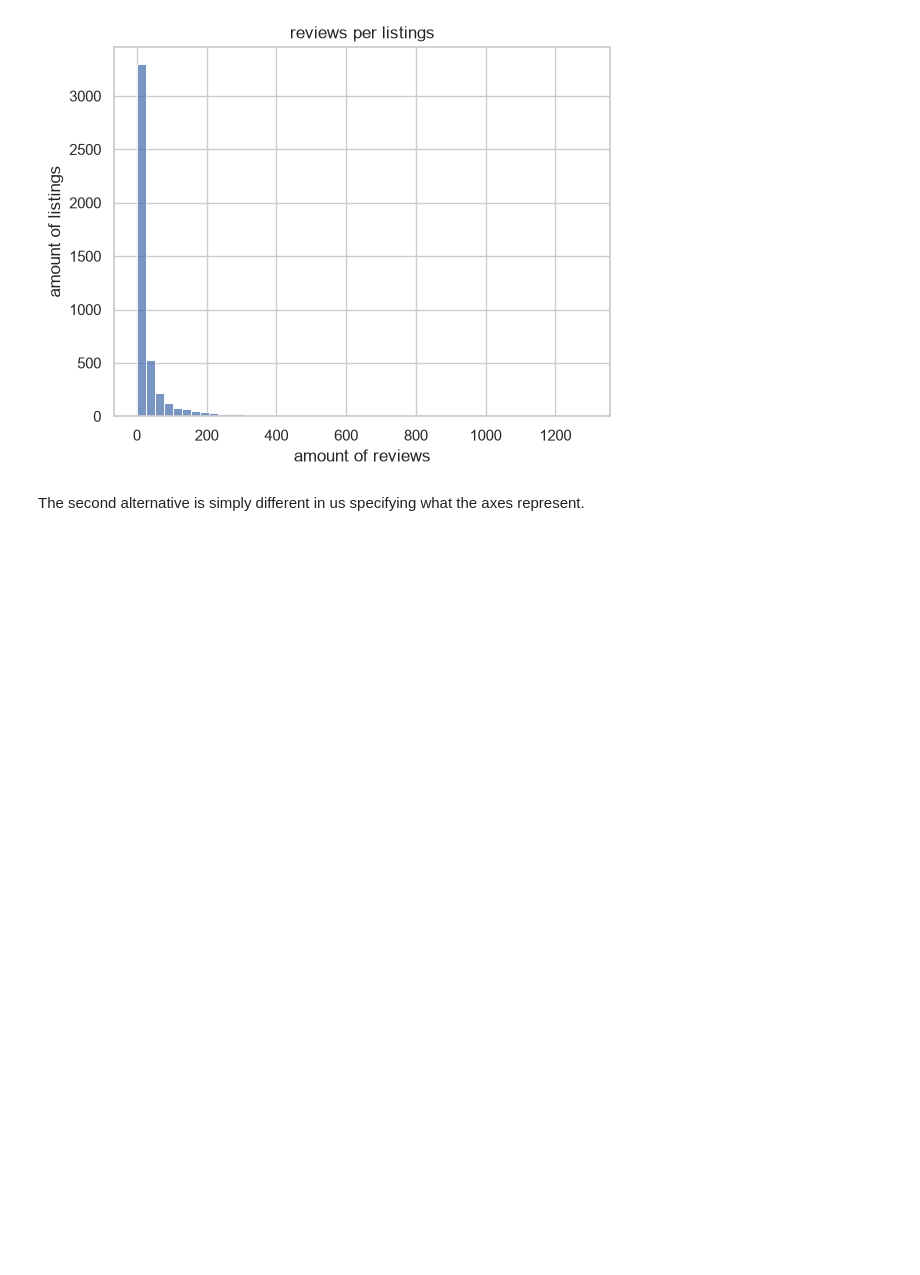
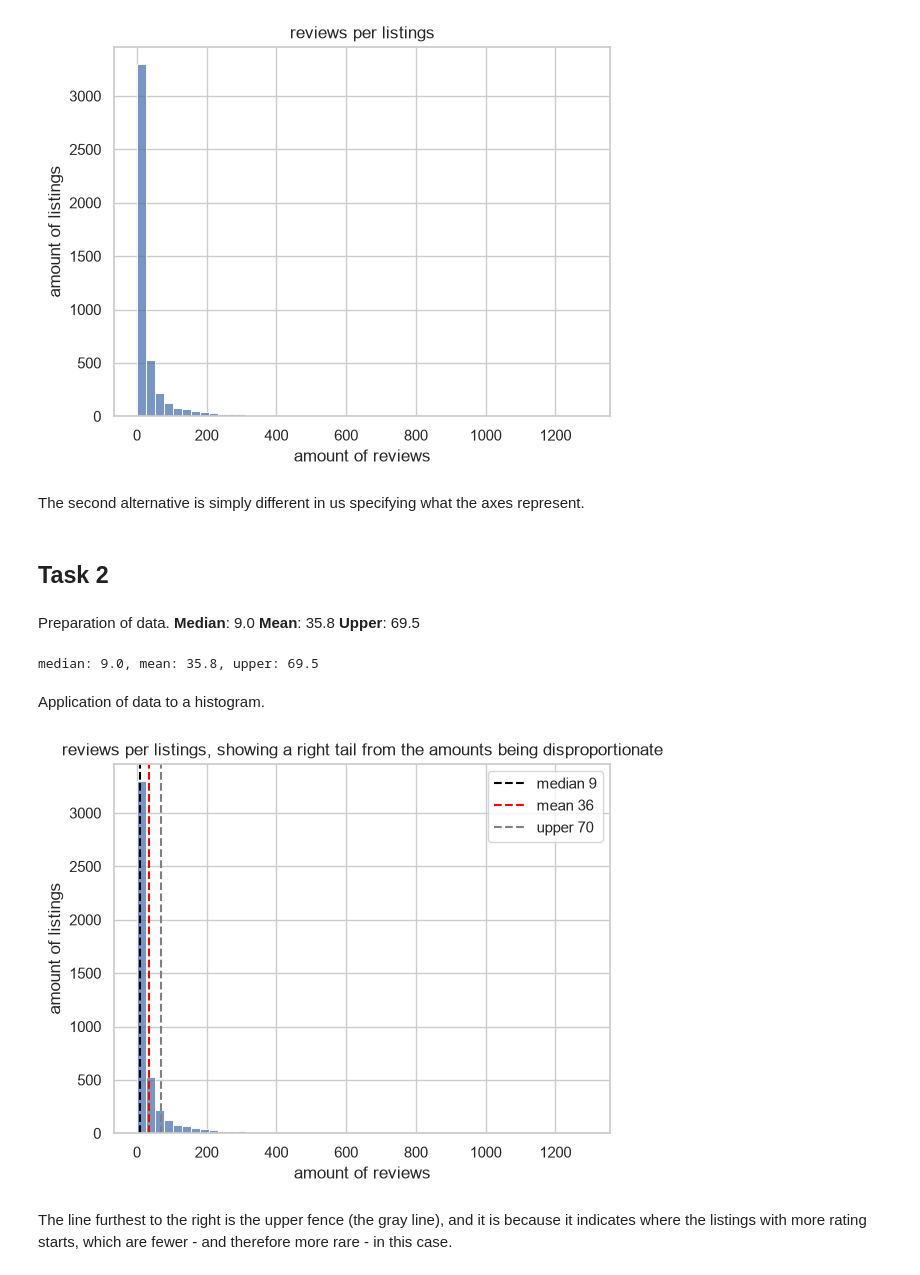
Before and after one commit to hotelFabie/LabComposition, a Jupyter notebook: Analysis & Visualization/Lab 7/lab7.ipynb, the cells around one changed output. Drawn from its saved outputs; the diff is of its cells as text; code cells hidden in the pictures; blank space fills up the shorter version.

Commit message:
data analysis lab 7 part 1 task 2.

```diff
--- a/Analysis & Visualization/Lab 7/lab7.ipynb
+++ b/Analysis & Visualization/Lab 7/lab7.ipynb
@@ -51,3 +51,46 @@ plt.show()
 [figure]
 # %% [markdown]
 The second alternative is simply different in us specifying what the axes represent.
+# %% [markdown]
+## Task 2
+# %% [markdown]
+Preparation of data.
+**Median**: 9.0
+**Mean**: 35.8
+**Upper**: 69.5
+# %%
+median = listings['number_of_reviews'].median()
+mean = listings['number_of_reviews'].mean()
+
+q1 = listings['number_of_reviews'].quantile(0.25)
+q3 = listings['number_of_reviews'].quantile(0.75)
+
+iqr = q3 - q1
+
+upper = q3 + 1.5 * iqr
+
+print(f"median: {median.round(1)}, mean: {mean.round(1)}, upper: {upper.round(1)}")
+# %% [output]
+median: 9.0, mean: 35.8, upper: 69.5
+# %% [markdown]
+Application of data to a histogram.
+# %%
+fig, ax = plt.subplots()
+
+sns.histplot(data=listings, x='number_of_reviews', bins=50, ax=ax)
+
+ax.axvline(median, color='black', linestyle='--', label=f'median {median:,.0f}')
+ax.axvline(mean, color='red', linestyle='--', label=f'mean {mean:,.0f}')
+ax.axvline(upper, color='gray', linestyle='--', label=f'upper {upper:,.0f}')
+
+ax.set_title('reviews per listings, showing a right tail from the amounts being disproportionate')
+ax.set_xlabel('amount of reviews')
+ax.set_ylabel('amount of listings')
+ax.legend()
+
+plt.show()
+# %% [output]
+[figure, added]
+# %% [markdown]
+The line furthest to the right is the upper fence (the gray line),
+and it is because it indicates where the listings with more rating starts, which are fewer - and therefore more rare - in this case.
```
